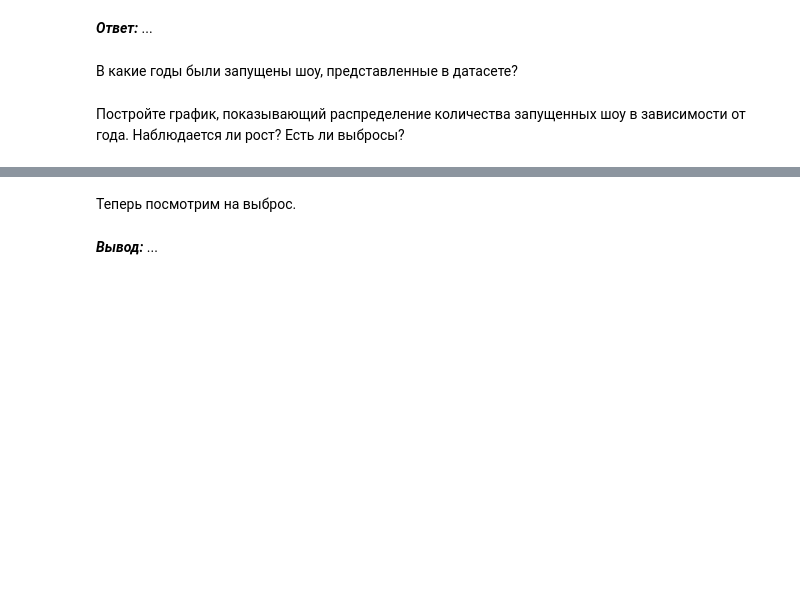
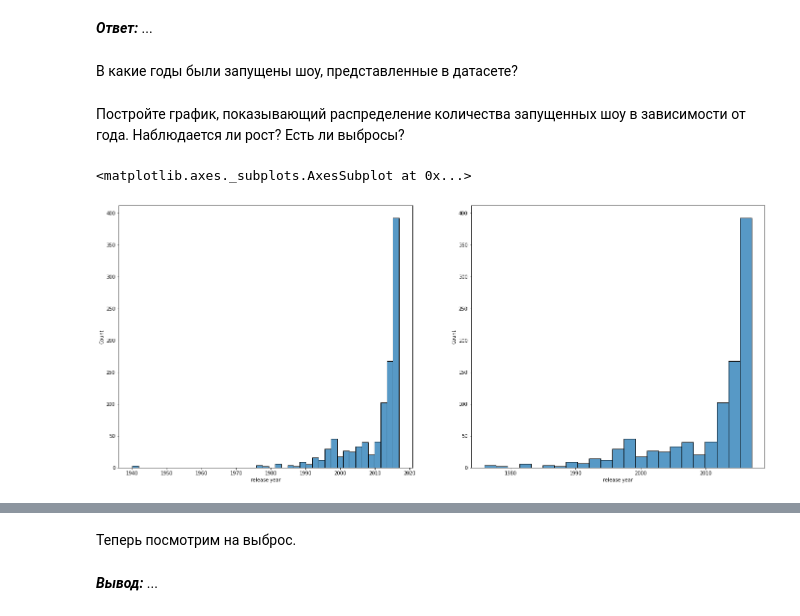
Before and after one commit to VorobyvEgor/Seminar_Sber, a Jupyter notebook: Projects/Егор_Воробьев_[Template]_Групповой_проект__Первичный_анализ_данных_.ipynb, the cells around one changed output, grey strips where cells are left out. Saved outputs shown, nothing was run; the diff lists cells and outputs as text; code cells hidden in the pictures; blank space fills up the shorter version.

```diff
--- a/Projects/Егор_Воробьев_[Template]_Групповой_проект__Первичный_анализ_данных_.ipynb
+++ b/Projects/Егор_Воробьев_[Template]_Групповой_проект__Первичный_анализ_данных_.ipynb
@@ -154,0 +148,7 @@ Text(0.5, 1.0, 'Топ 10 оценок пользователей по коли
+# %%
+fig, ax1 = plt.subplots(ncols=2, nrows=1, figsize=(24, 10))
+sns.histplot(x='release year', data=data, ax=ax1[0])
+sns.histplot(x='release year', data=data[data['release year'] >= 1970], ax=ax1[1])
+# %% [output]
+<matplotlib.axes._subplots.AxesSubplot at 0x...>
+[figure, added]
```
Also changed, not shown: parts of 3 cells of this notebook.
